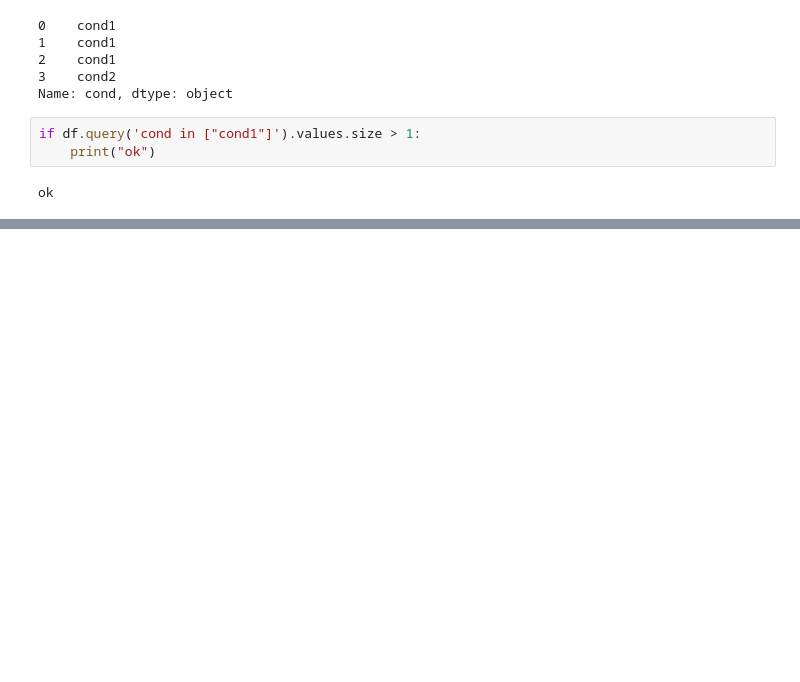
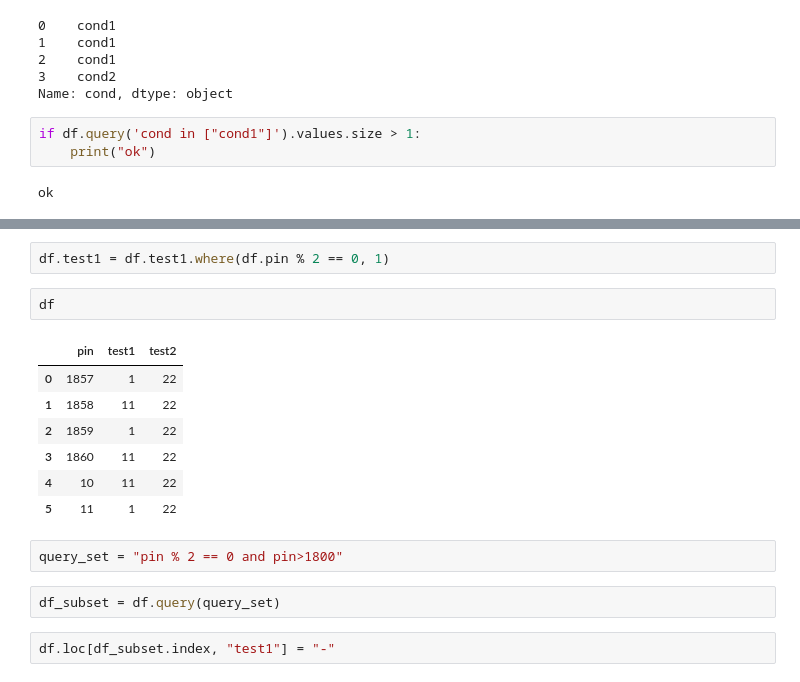
Before and after one commit to ri003074/Python3, a Jupyter notebook: src/pandas/pandas_summary.ipynb, the cells around one changed output, grey strips where cells are left out. Saved outputs shown, nothing was run; the diff lists cells and outputs as text; blank space fills up the shorter version.

```diff
--- a/src/pandas/pandas_summary.ipynb
+++ b/src/pandas/pandas_summary.ipynb
@@ -490,0 +532,18 @@ ok
+# %%
+df.test1 = df.test1.where(df.pin % 2 == 0, 1)
+# %%
+df
+# %% [output]
+|  | pin | test1 | test2 |
+| 0 | 1857 | 1 | 22 |
+| 1 | 1858 | 11 | 22 |
+| 2 | 1859 | 1 | 22 |
+| 3 | 1860 | 11 | 22 |
+| 4 | 10 | 11 | 22 |
+| 5 | 11 | 1 | 22 |
+# %%
+query_set = "pin % 2 == 0 and pin>1800"
+# %%
+df_subset = df.query(query_set)
+# %%
+df.loc[df_subset.index, "test1"] = "-"
```
Also changed, not shown: parts of 6 cells of this notebook, 1 other file.
